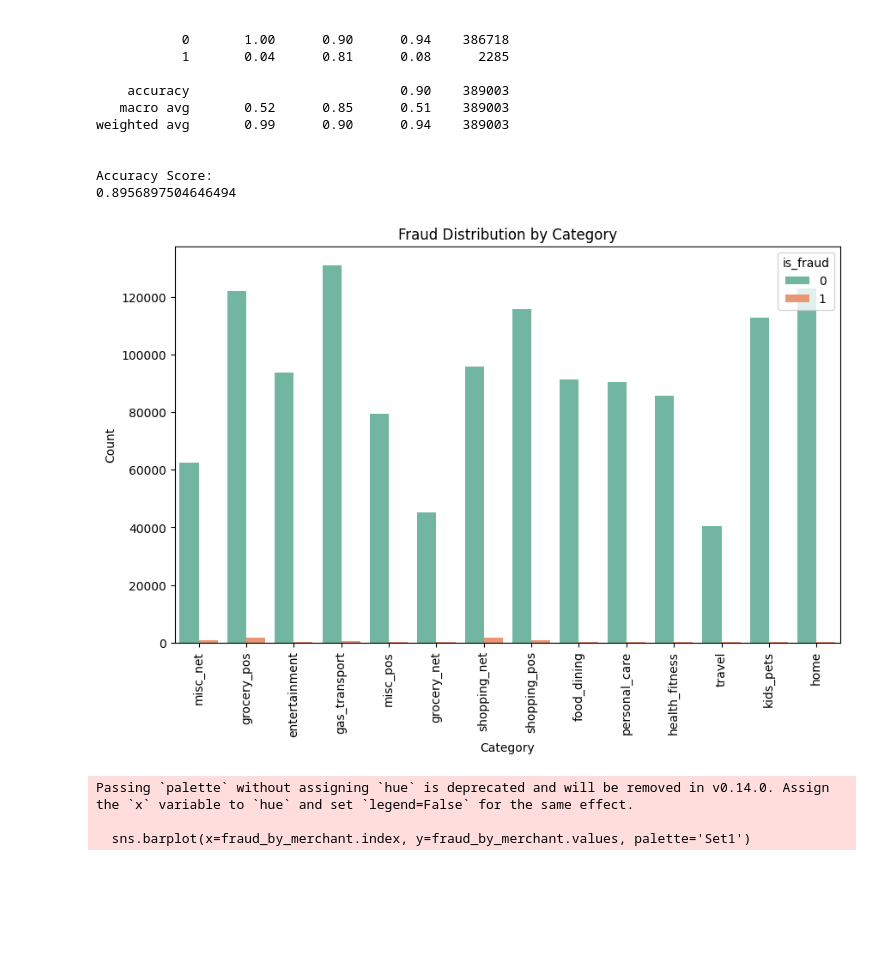
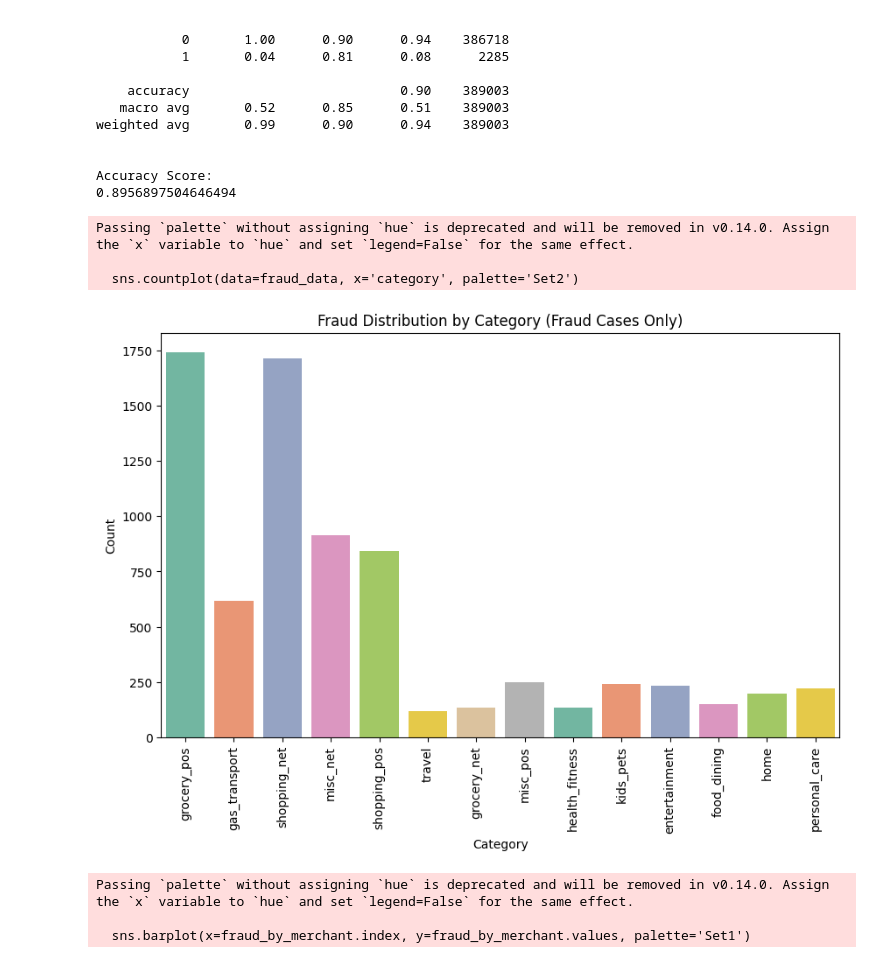
Before and after one commit to maria-carolina-barata/IS, a Jupyter notebook: primary_experiment copy.ipynb, the cells around one changed output. Cells and saved outputs as stored; diff of their text form; code cells hidden in the pictures; blank space fills up the shorter version.

```diff
--- a/primary_experiment copy.ipynb
+++ b/primary_experiment copy.ipynb
@@ -306,15 +310,22 @@ Accuracy Score:
 # %%
 #DATA SET CARACTERISATION
 # Fraud distribution by category
+# Filter the dataset to include only fraud cases
+fraud_data = data[data['is_fraud'] == 1]
+
+# Fraud distribution by category for fraud cases only
 plt.figure(figsize=(10, 6))
-sns.countplot(data=data, x='category', hue='is_fraud', palette='Set2')
-plt.title('Fraud Distribution by Category')
+sns.countplot(data=fraud_data, x='category', palette='Set2')
+plt.title('Fraud Distribution by Category (Fraud Cases Only)')
 plt.xticks(rotation=90)
 plt.xlabel('Category')
 plt.ylabel('Count')
 plt.show()
 # %% [output]
+Passing `palette` without assigning `hue` is deprecated and will be removed in v0.14.0. Assign the `x` variable to `hue` and set `legend=False` for the same effect.
+
+  sns.countplot(data=fraud_data, x='category', palette='Set2')
-[figure, old version]
+[figure, new version]
 # %%
 # Top 10 merchants with the most fraud cases
 fraud_by_merchant = data[data['is_fraud'] == 1]['merchant'].value_counts().nlargest(10)
```
Also changed, not shown: parts of 5 cells of this notebook.
